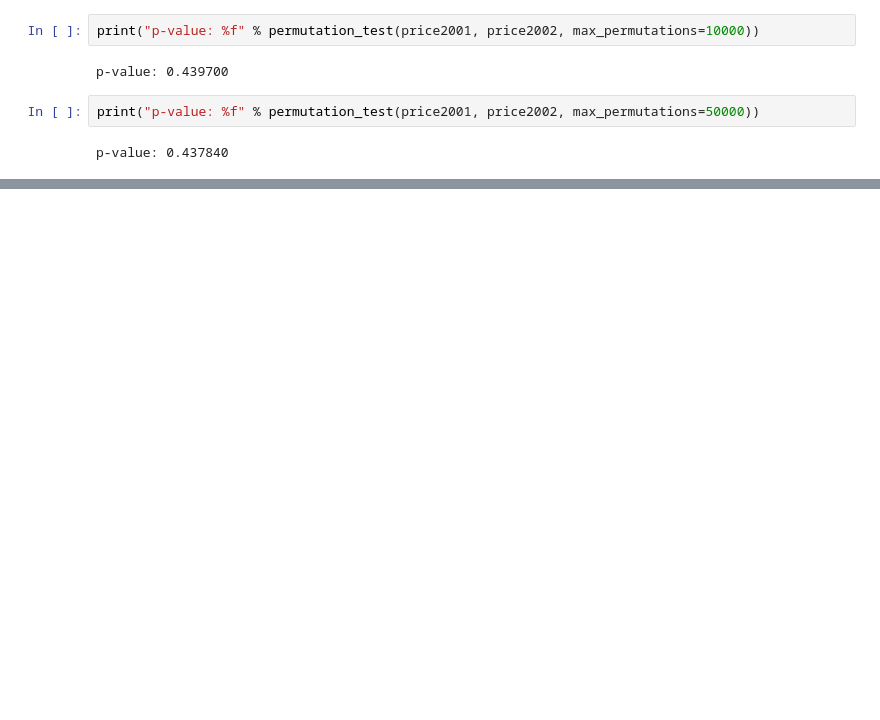
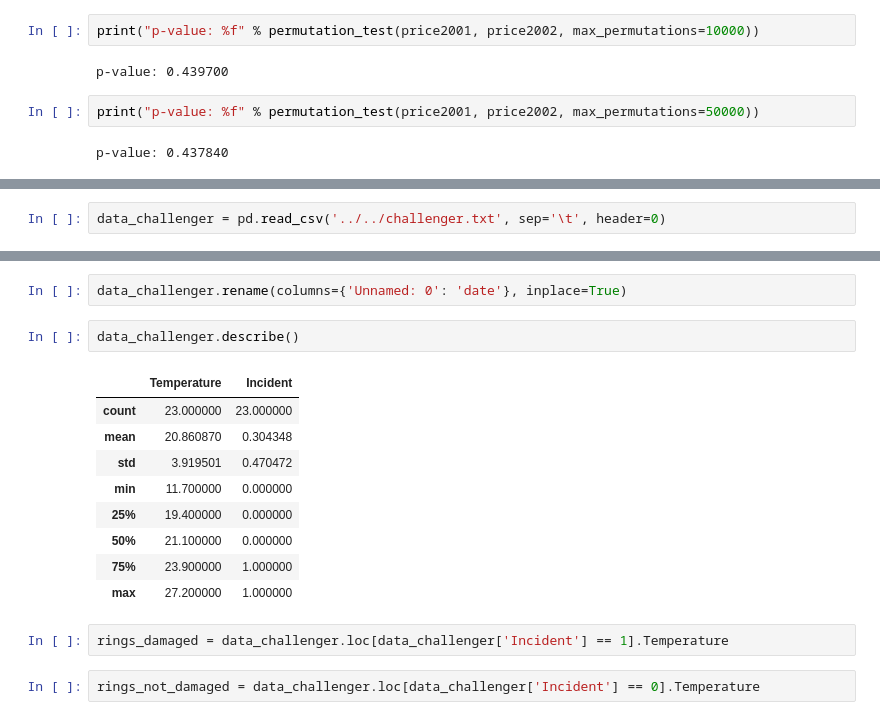
Before and after one commit to Laztrex/basic-statistic, a Jupyter notebook: study/_temp/non_parametric_tests.ipynb, the cells around one changed output, grey strips where cells are left out. Cells and saved outputs as stored; diff of their text form; blank space fills up the shorter version.

```diff
--- a/study/_temp/non_parametric_tests.ipynb
+++ b/study/_temp/non_parametric_tests.ipynb
@@ -491,0 +551,2 @@ p-value: 0.437840
+# %%
+data_challenger = pd.read_csv('../../challenger.txt', sep='\t', header=0)
@@ -491,0 +562,18 @@ p-value: 0.437840
+# %%
+data_challenger.rename(columns={'Unnamed: 0': 'date'}, inplace=True)
+# %%
+data_challenger.describe()
+# %% [output]
+|  | Temperature | Incident |
+| count | 23.000000 | 23.000000 |
+| mean | 20.860870 | 0.304348 |
+| std | 3.919501 | 0.470472 |
+| min | 11.700000 | 0.000000 |
+| 25% | 19.400000 | 0.000000 |
+| 50% | 21.100000 | 0.000000 |
+| 75% | 23.900000 | 1.000000 |
+| max | 27.200000 | 1.000000 |
+# %%
+rings_damaged = data_challenger.loc[data_challenger['Incident'] == 1].Temperature
+# %%
+rings_not_damaged = data_challenger.loc[data_challenger['Incident'] == 0].Temperature
```
Also changed, not shown: parts of 29 cells of this notebook, 1 other file.
